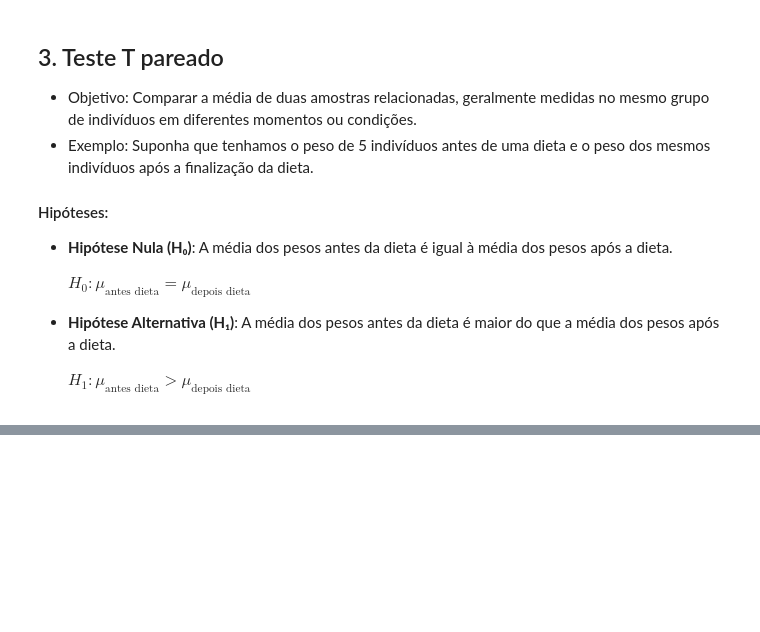
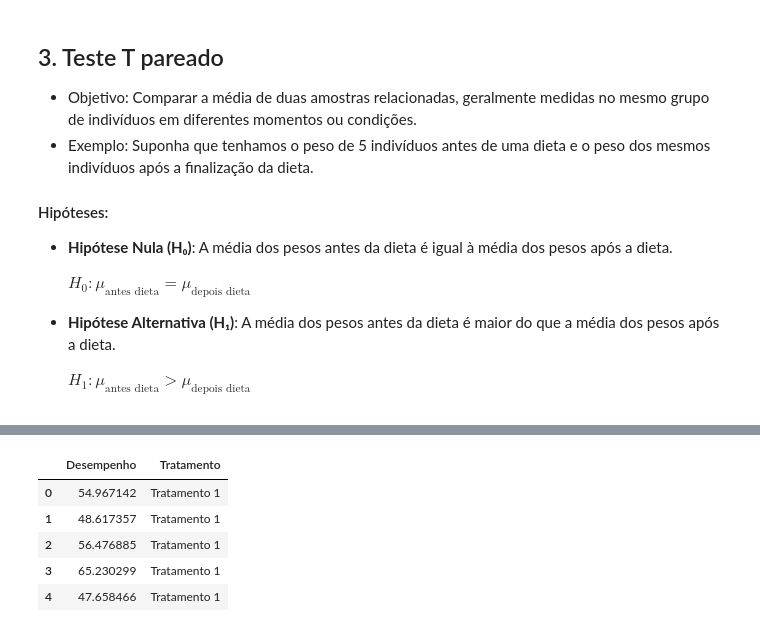
Before and after one commit to michaelchavesnzy/hypothesis_test, a Jupyter notebook: intro_hypothesis_test.ipynb, the cells around one changed output, grey strips where cells are left out. Saved outputs shown, nothing was run; the diff lists cells and outputs as text; code cells hidden in the pictures; blank space fills up the shorter version.

```diff
--- a/intro_hypothesis_test.ipynb
+++ b/intro_hypothesis_test.ipynb
@@ -137,0 +202,21 @@ Há evidência estatística suficiente para afirmar que a média dos pesos antes
+# %%
+# Gerando dados de exemplo
+np.random.seed(42)
+tratamento_1 = np.random.normal(50, 10, 30)  # 30 pacientes no tratamento 1
+tratamento_2 = np.random.normal(55, 10, 30)  # 30 pacientes no tratamento 2
+tratamento_3 = np.random.normal(60, 10, 30)  # 30 pacientes no tratamento 3
+
+# Organizando os dados em um DataFrame para visualização
+df = pd.DataFrame({
+    'Desempenho': np.concatenate([tratamento_1, tratamento_2, tratamento_3]),
+    'Tratamento': ['Tratamento 1'] * 30 + ['Tratamento 2'] * 30 + ['Tratamento 3'] * 30
+})
+
+df.head()
+# %% [output]
+|  | Desempenho | Tratamento |
+| 0 | 54.967142 | Tratamento 1 |
+| 1 | 48.617357 | Tratamento 1 |
+| 2 | 56.476885 | Tratamento 1 |
+| 3 | 65.230299 | Tratamento 1 |
+| 4 | 47.658466 | Tratamento 1 |
```
Also changed, not shown: parts of 36 cells of this notebook.
